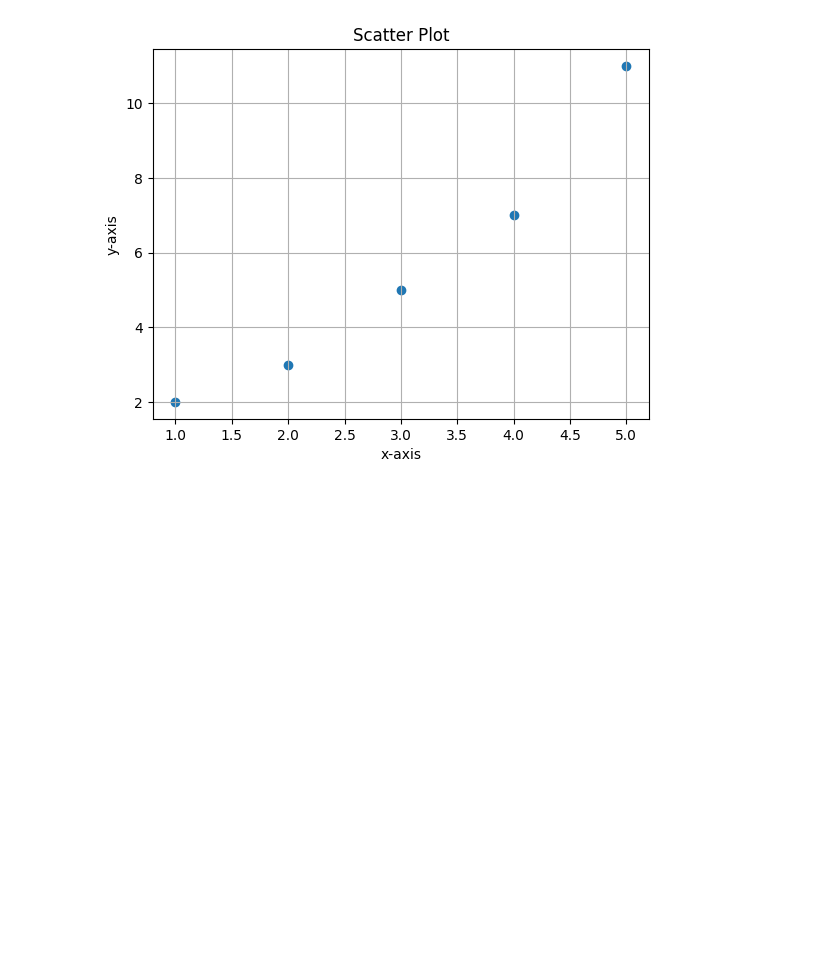
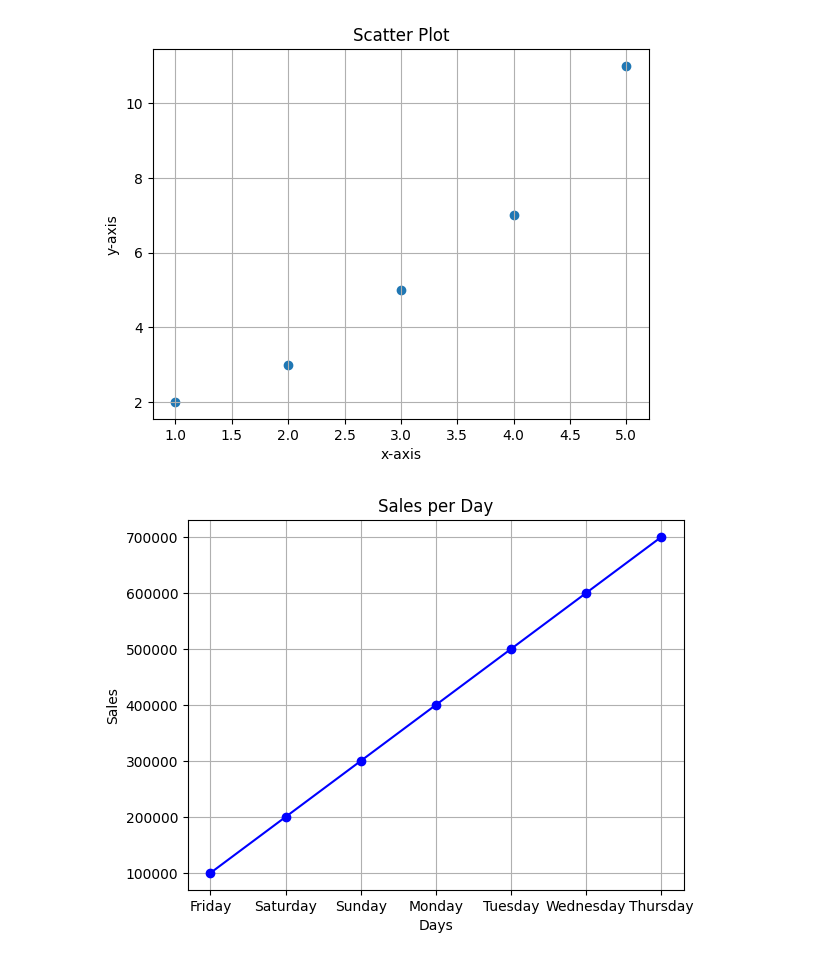
Before and after one commit to faruk950147/Python-A-to-Z, a Jupyter notebook: 07 ML/matplot/main.ipynb, the cells around one changed output. Cells and saved outputs as stored; diff of their text form; code cells hidden in the pictures; blank space fills up the shorter version.

```diff
--- a/07 ML/matplot/main.ipynb
+++ b/07 ML/matplot/main.ipynb
@@ -37,3 +39,20 @@ plt.grid()
 plt.show()
 # %% [output]
 [figure]
+# %%
+import matplotlib.pyplot as plt
+import numpy as np
+
+sales = np.array([100000, 200000, 300000, 400000, 500000, 600000, 700000])
+days = np.array(['Friday', 'Saturday', 'Sunday', 'Monday', 'Tuesday', 'Wednesday', 'Thursday'])
+
+# Line plot
+plt.plot(days, sales, marker='o', linestyle='-', color='b')  # marker point line style and color
+
+plt.xlabel('Days')
+plt.ylabel('Sales')
+plt.title('Sales per Day')
+plt.grid(True)
+plt.show()
+# %% [output]
+[figure, added]
```
Also changed, not shown: parts of 1 cell of this notebook.
